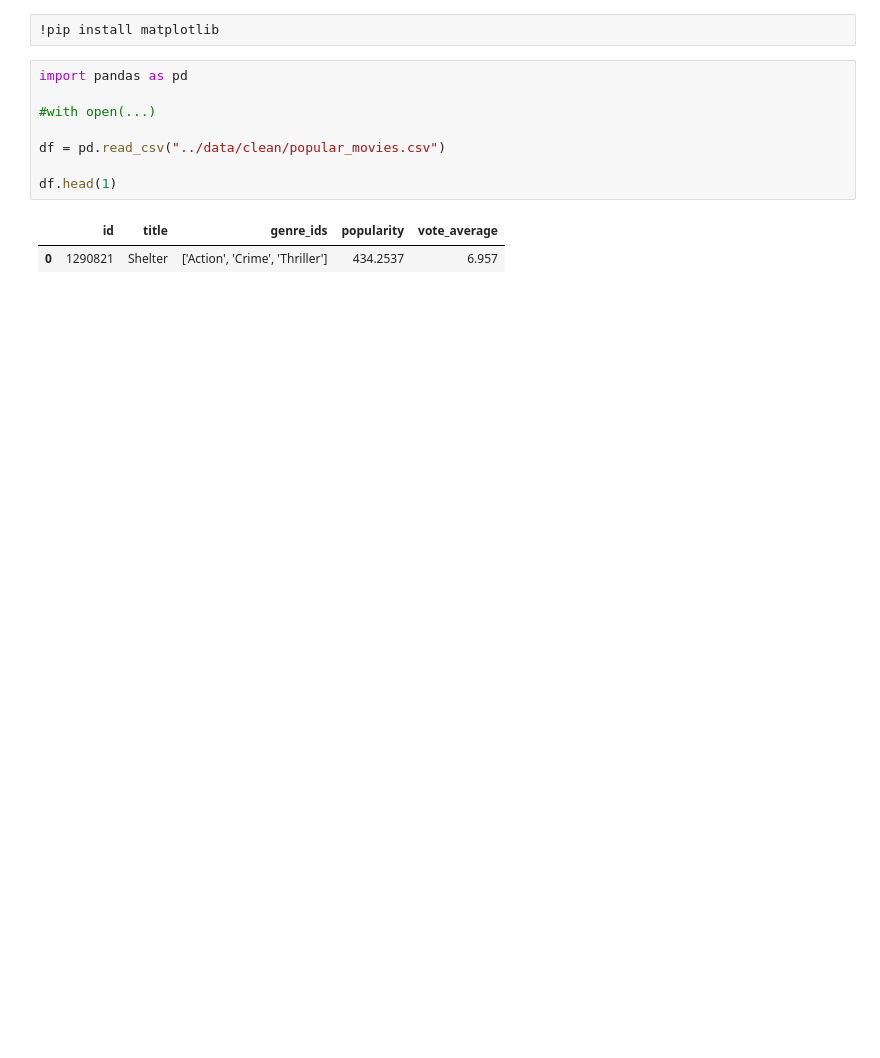
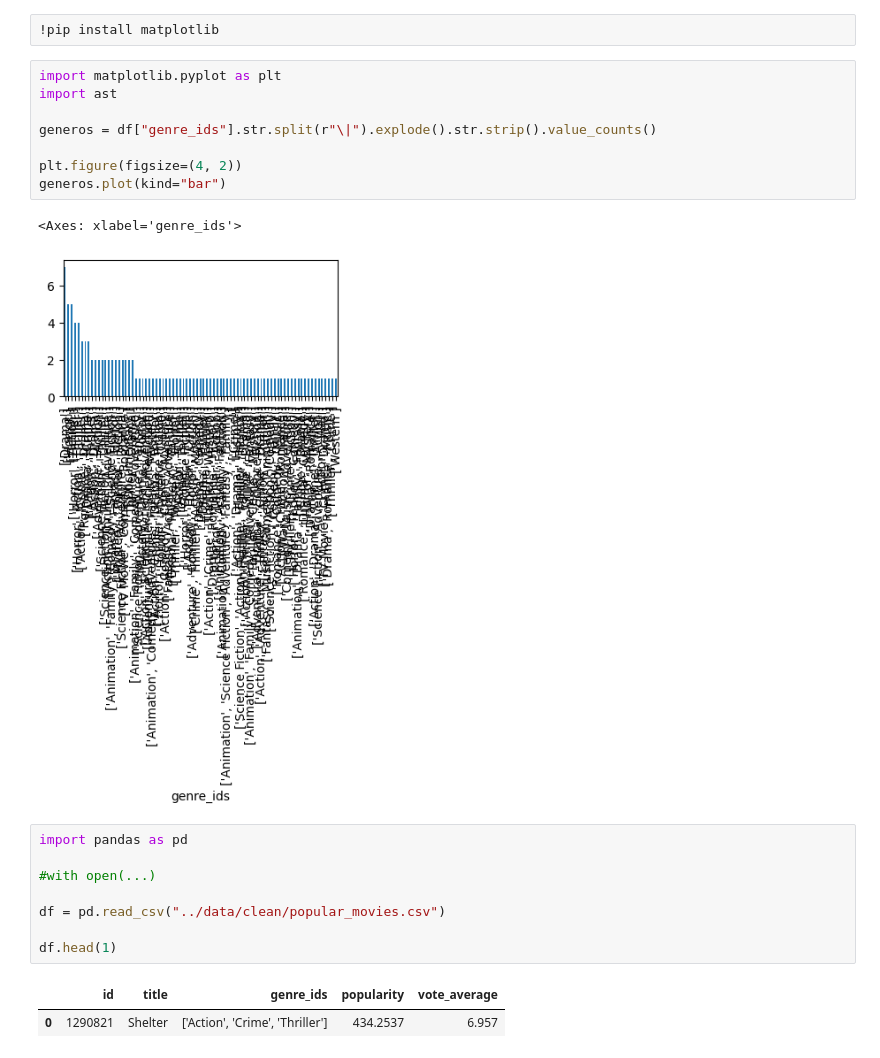
Before and after one commit to alvarosperez/ia26-proyecto-netflix, a Jupyter notebook: notebooks/analisis_peliculas.ipynb, the cells around one changed output. Cells and saved outputs as stored; diff of their text form; blank space fills up the shorter version.

```diff
--- a/notebooks/analisis_peliculas.ipynb
+++ b/notebooks/analisis_peliculas.ipynb
@@ -1,5 +1,16 @@
 # %%
 !pip install matplotlib
+# %%
+import matplotlib.pyplot as plt
+import ast
+
+generos = df["genre_ids"].str.split(r"\|").explode().str.strip().value_counts()
+
+plt.figure(figsize=(4, 2))
+generos.plot(kind="bar")
+# %% [output]
+<Axes: xlabel='genre_ids'>
+[figure, added]
 # %%
 import pandas as pd
 
```
Also changed, not shown: 1 other file.
